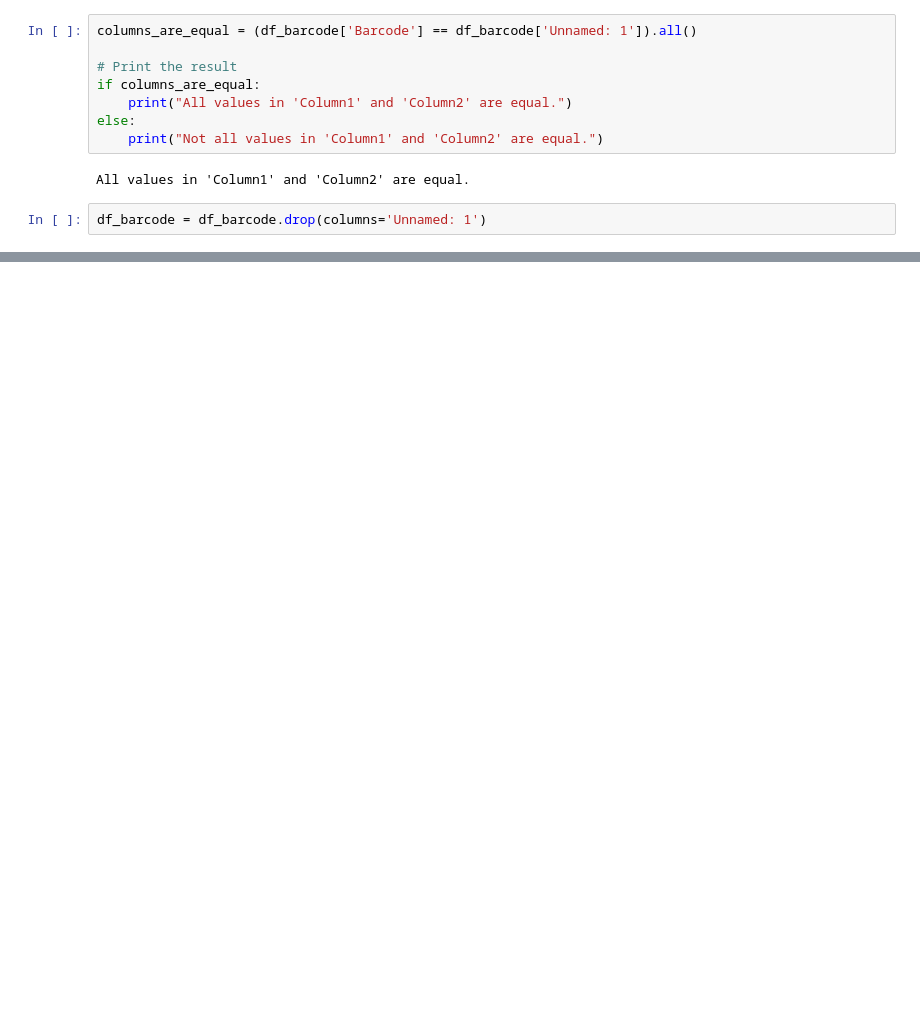
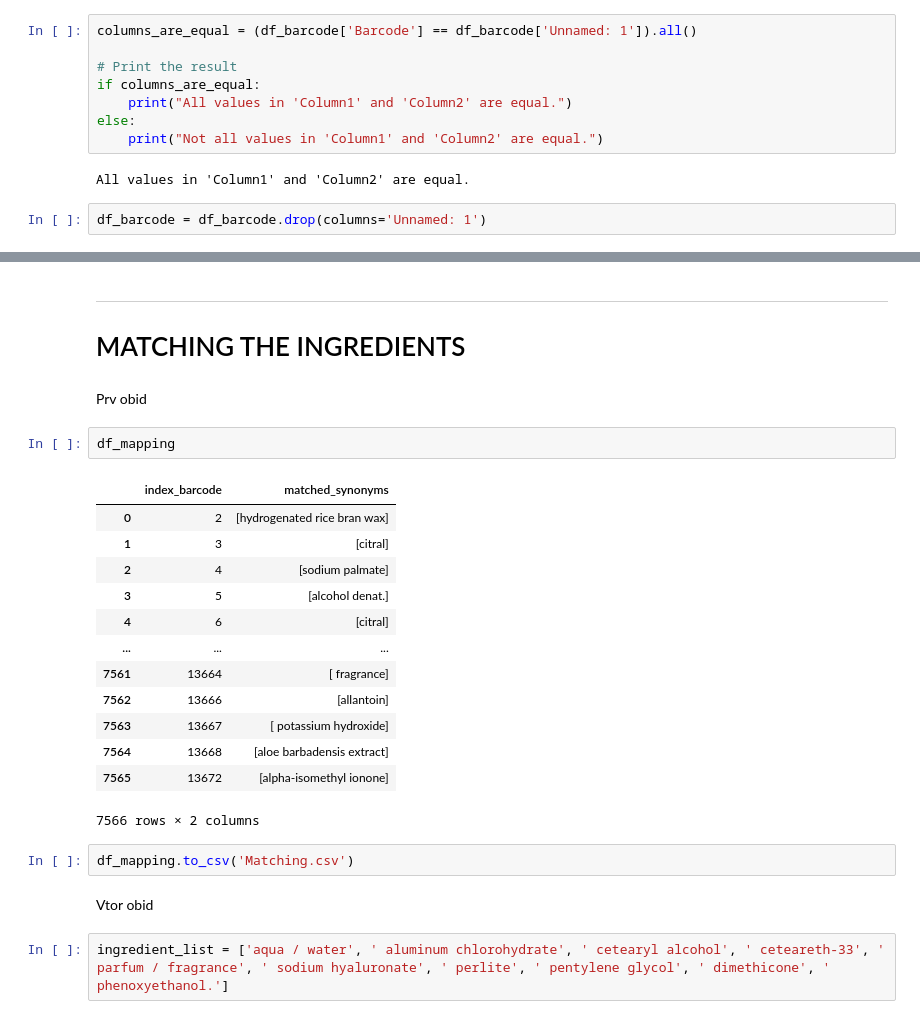
Before and after one commit to nikolastankovski/mlprojectt2, a Jupyter notebook: python scripts/DatasetsAnalysisAndPreprocessing.ipynb, the cells around one changed output, grey strips where cells are left out. Drawn from its saved outputs; the diff is of its cells as text; blank space fills up the shorter version.

```diff
--- a/python scripts/DatasetsAnalysisAndPreprocessing.ipynb
+++ b/python scripts/DatasetsAnalysisAndPreprocessing.ipynb
@@ -244,0 +291,27 @@ df_barcode
+# %% [markdown]
+---
+# MATCHING THE INGREDIENTS
+# %% [markdown]
+Prv obid
+# %%
+df_mapping
+# %% [output]
+|  | index_barcode | matched_synonyms |
+| 0 | 2 | [hydrogenated rice bran wax] |
+| 1 | 3 | [citral] |
+| 2 | 4 | [sodium palmate] |
+| 3 | 5 | [alcohol denat.] |
+| 4 | 6 | [citral] |
+| ... | ... | ... |
+| 7561 | 13664 | [ fragrance] |
+| 7562 | 13666 | [allantoin] |
+| 7563 | 13667 | [ potassium hydroxide] |
+| 7564 | 13668 | [aloe barbadensis extract] |
+| 7565 | 13672 | [alpha-isomethyl ionone] |
+7566 rows × 2 columns
+# %%
+df_mapping.to_csv('Matching.csv')
+# %% [markdown]
+Vtor obid
+# %%
+ingredient_list = ['aqua / water', ' aluminum chlorohydrate', ' cetearyl alcohol', ' ceteareth-33', ' parfum / fragrance', ' sodium hyaluronate', ' perlite', ' pentylene glycol', ' dimethicone', ' phenoxyethanol.']
```
Also changed, not shown: parts of 13 cells of this notebook.
